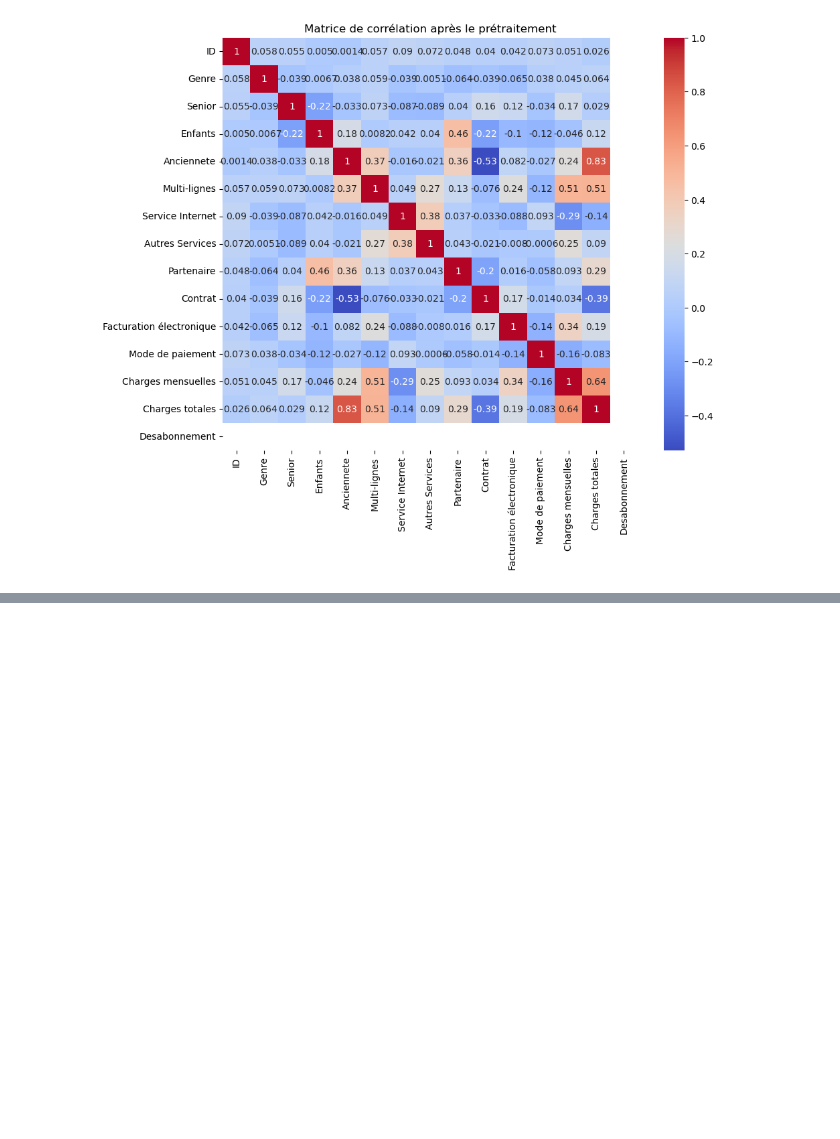
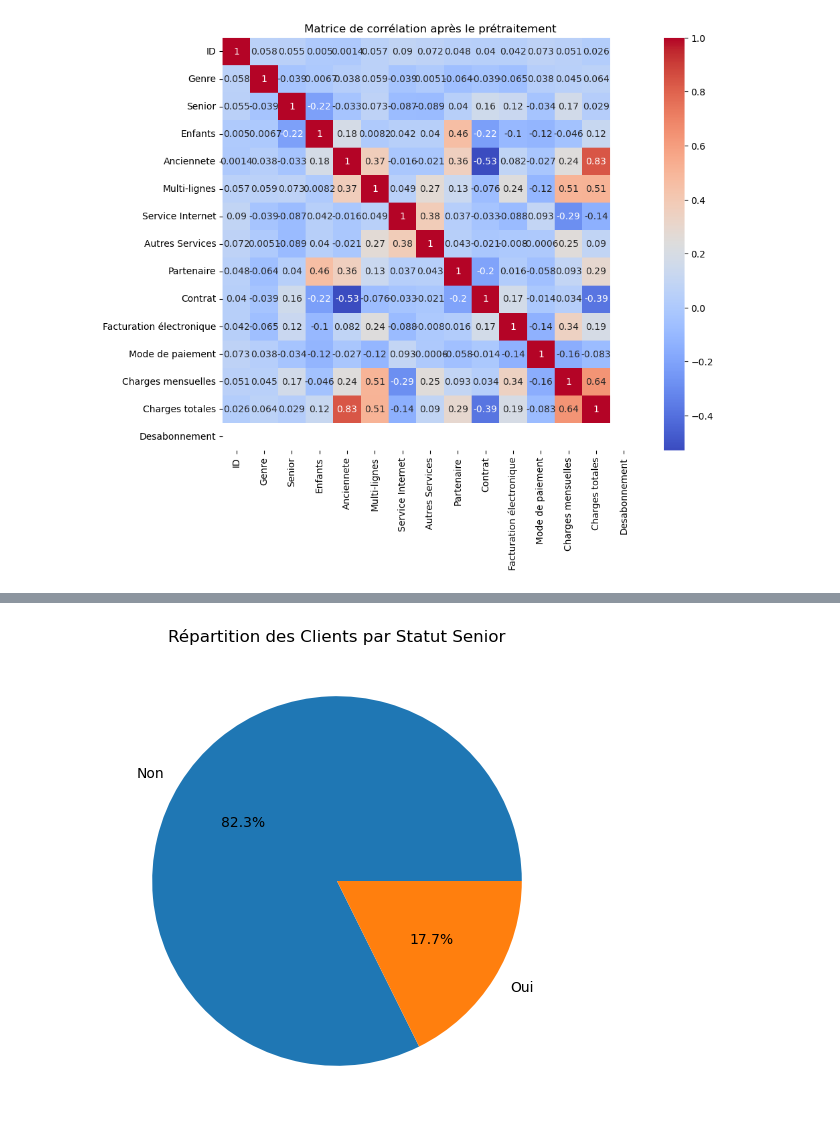
Before and after one commit to keagnon/ChurnGuardML, a Jupyter notebook: notebooks/EDA.ipynb, the cells around one changed output, grey strips where cells are left out. Drawn from its saved outputs; the diff is of its cells as text; code cells hidden in the pictures; blank space fills up the shorter version.

```diff
--- a/notebooks/EDA.ipynb
+++ b/notebooks/EDA.ipynb
@@ -406,0 +418,8 @@ plt.show()
+# %%
+plt.figure(figsize=(10, 6))
+telecom_df_encoded['Senior'].value_counts().plot.pie(autopct='%1.1f%%', labels=['Non', 'Oui'])
+plt.title('Répartition des Clients par Statut Senior')
+plt.ylabel('')  # Supprimer le libellé par défaut
+plt.show()
+# %% [output]
+[figure, added]
```
Also changed, not shown: parts of 13 cells of this notebook, 1 other file.
